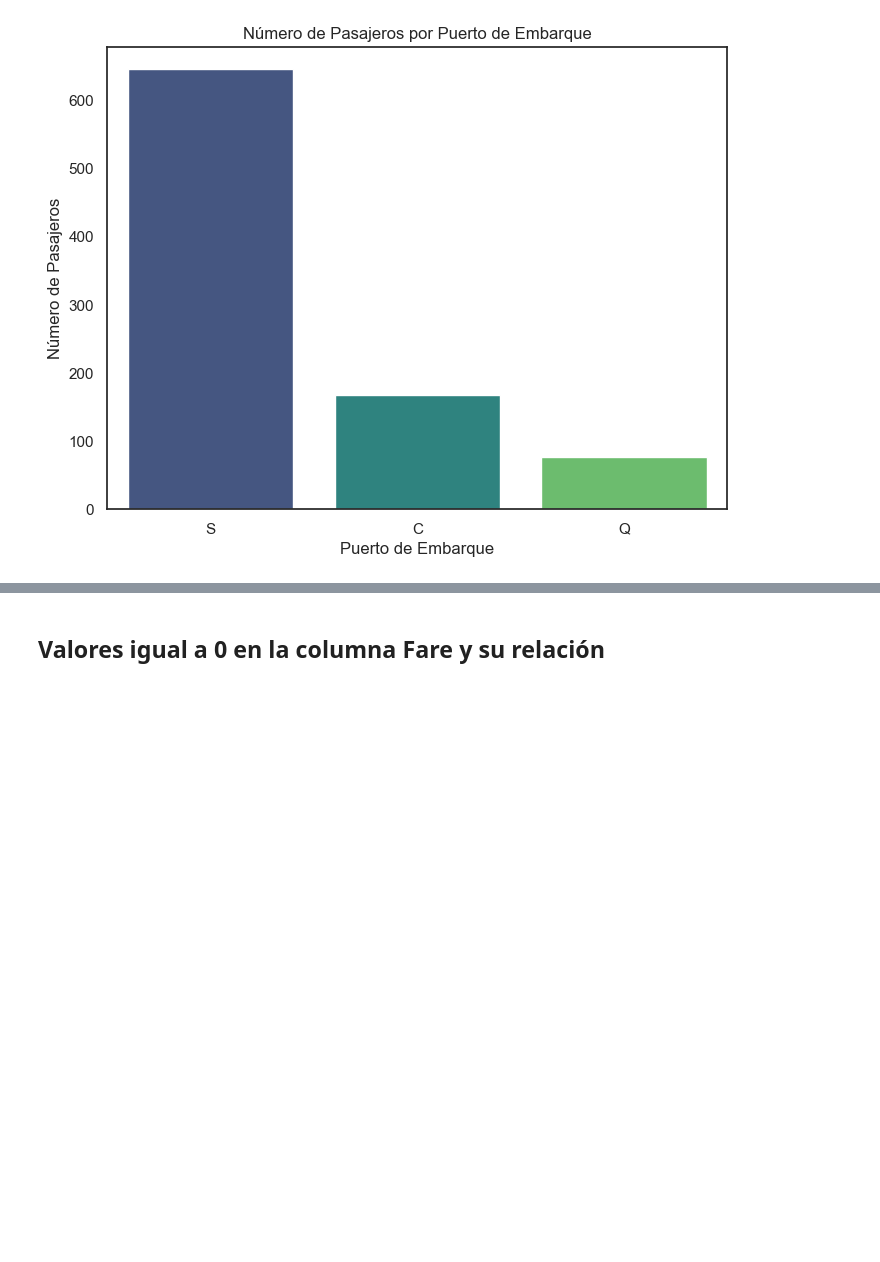
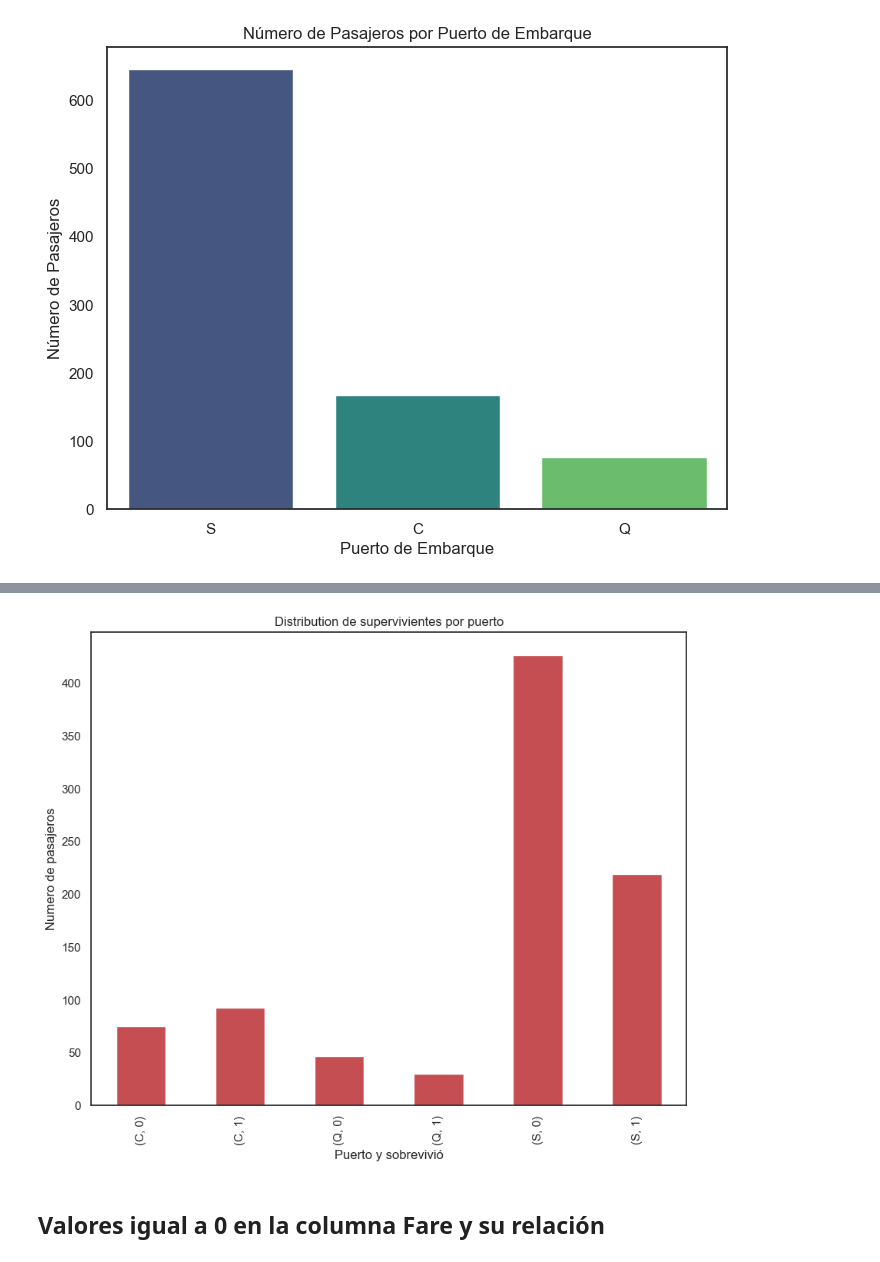
Before and after one commit to JavierMunBall/Titanic, a Jupyter notebook: Ejercicio Titanic Javier Muñoz.ipynb, the cells around one changed output, grey strips where cells are left out. Drawn from its saved outputs; the diff is of its cells as text; code cells hidden in the pictures; blank space fills up the shorter version.

```diff
--- a/Ejercicio Titanic Javier Muñoz.ipynb
+++ b/Ejercicio Titanic Javier Muñoz.ipynb
@@ -382,0 +389,3 @@ is_categorical_dtype is deprecated and will be removed in a future version. Use
+# %%
+puerto_superviviente = df.groupby(["Embarked", "Survived"]).size()
+puerto_superviviente
@@ -383 +401,9 @@ is_categorical_dtype is deprecated and will be removed in a future version. Use
+# %%
+puerto_superviviente.plot(kind = "bar", figsize = (10,8), color = "r")
+plt.ylabel("Numero de pasajeros")
+plt.xlabel("Puerto y sobrevivió")
+plt.title("Distribution de supervivientes por puerto")
+plt.show()
+# %% [output]
+[figure, added]
 # %%
```
Also changed, not shown: parts of 7 cells of this notebook.
